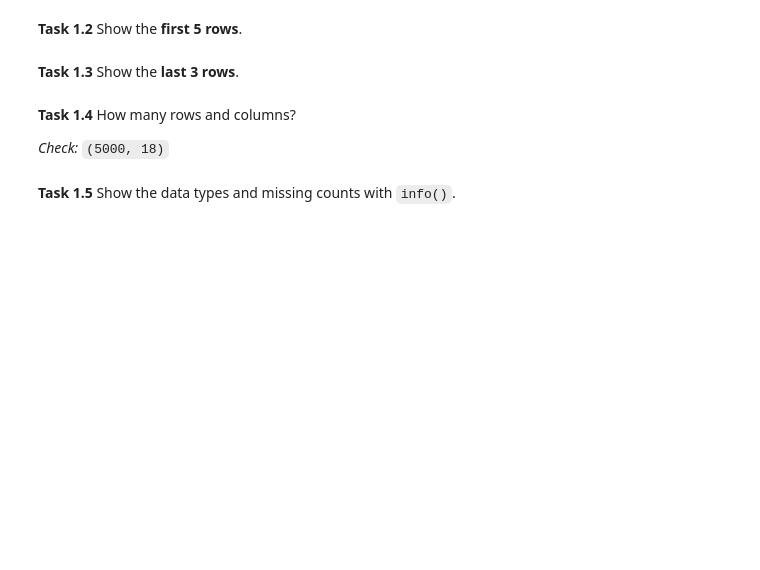
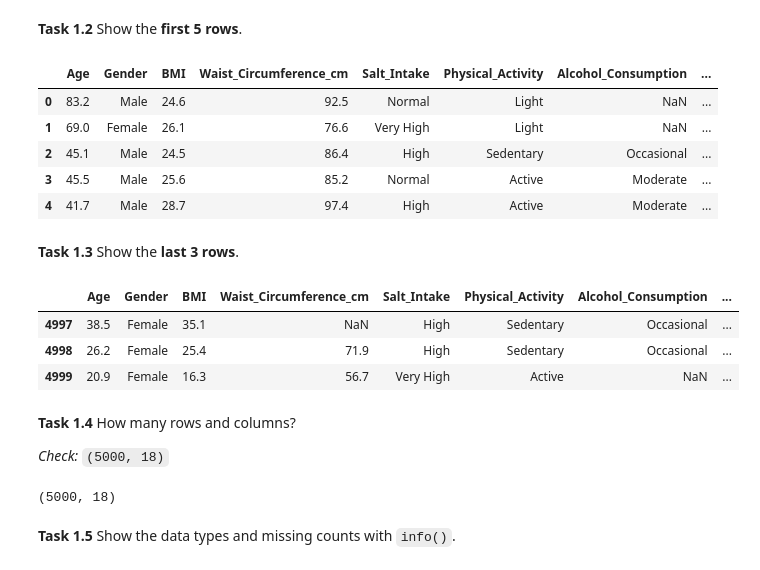
Before and after one commit to srisaikiran1020/workshop_4_27_10_26, a Jupyter notebook: Week5_Workshop_Pandas_Student.ipynb, the cells around one changed output. Drawn from its saved outputs; the diff is of its cells as text; code cells hidden in the pictures; blank space fills up the shorter version.

```diff
--- a/Week5_Workshop_Pandas_Student.ipynb
+++ b/Week5_Workshop_Pandas_Student.ipynb
@@ -74,16 +99,34 @@ df = pd.read_csv(...)
 **Task 1.2** Show the **first 5 rows**.
 # %%
 # your code here
+
+df.head()
+# %% [output]
+|  | Age | Gender | BMI | Waist_Circumference_cm | Salt_Intake | Physical_Activity | Alcohol_Consumption | ... |
+| 0 | 83.2 | Male | 24.6 | 92.5 | Normal | Light | NaN | ... |
+| 1 | 69.0 | Female | 26.1 | 76.6 | Very High | Light | NaN | ... |
+| 2 | 45.1 | Male | 24.5 | 86.4 | High | Sedentary | Occasional | ... |
+| 3 | 45.5 | Male | 25.6 | 85.2 | Normal | Active | Moderate | ... |
+| 4 | 41.7 | Male | 28.7 | 97.4 | High | Active | Moderate | ... |
 # %% [markdown]
 **Task 1.3** Show the **last 3 rows**.
 # %%
 # your code here
+df.tail(3)
+# %% [output]
+|  | Age | Gender | BMI | Waist_Circumference_cm | Salt_Intake | Physical_Activity | Alcohol_Consumption | ... |
+| 4997 | 38.5 | Female | 35.1 | NaN | High | Sedentary | Occasional | ... |
+| 4998 | 26.2 | Female | 25.4 | 71.9 | High | Sedentary | Occasional | ... |
+| 4999 | 20.9 | Female | 16.3 | 56.7 | Very High | Active | NaN | ... |
 # %% [markdown]
 **Task 1.4** How many rows and columns?
 
 *Check:* `(5000, 18)`
 # %%
 # your code here
+df.shape
+# %% [output]
+(5000, 18)
 # %% [markdown]
 **Task 1.5** Show the data types and missing counts with `info()`.
 # %%
```
Also changed, not shown: parts of 20 cells of this notebook.
